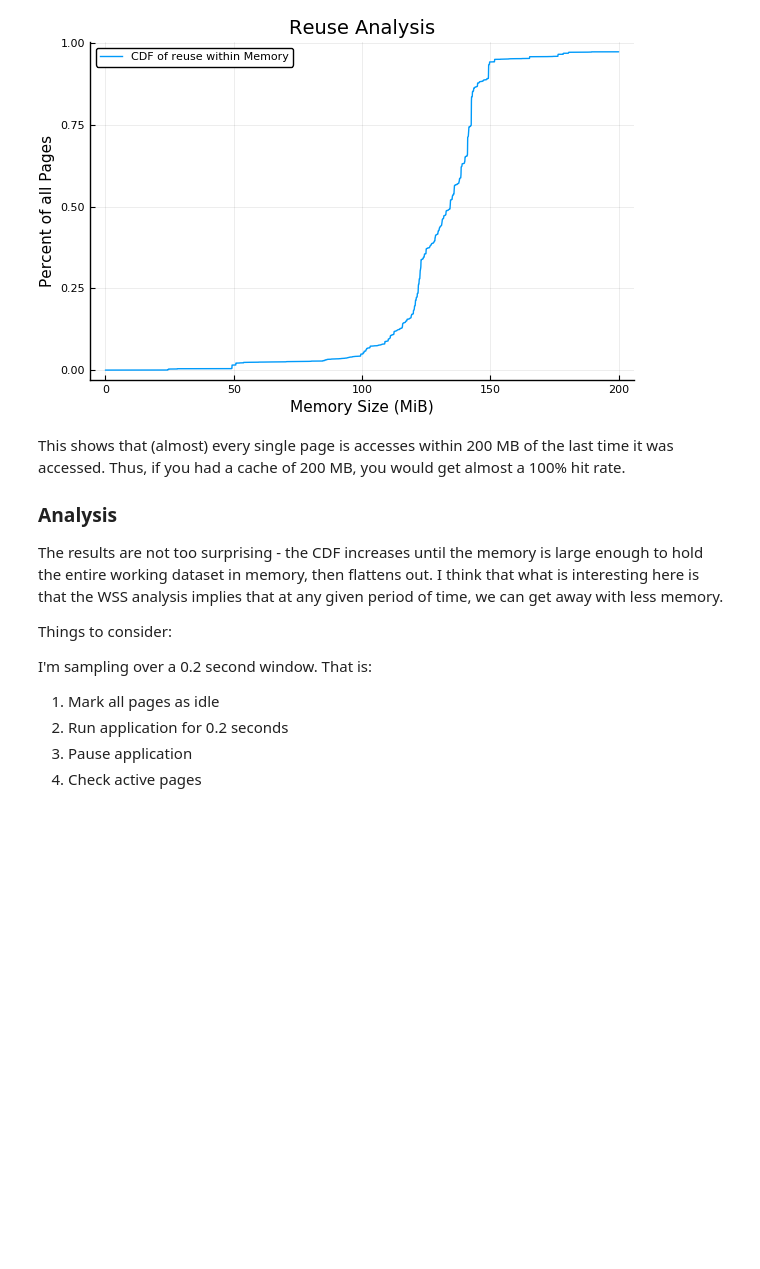
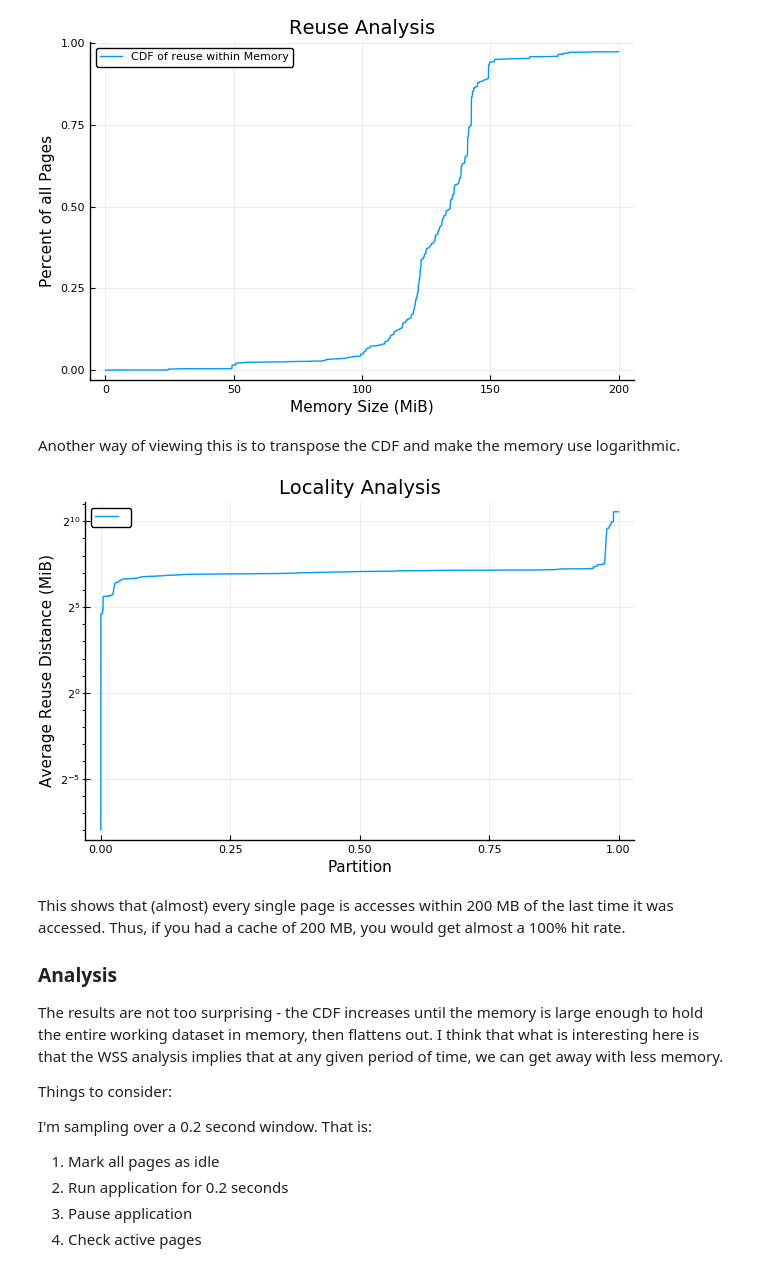
Before and after one commit to darchr/ml-tools, a Jupyter notebook: notebooks/basic_analysis/basic_analysis.ipynb, the cells around one changed output. Cells and saved outputs as stored; diff of their text form; code cells hidden in the pictures; blank space fills up the shorter version.

Commit message:
Clean up API and basic_analysis notebook
Also finally begin launching new tests again.

```diff
--- a/notebooks/basic_analysis/basic_analysis.ipynb
+++ b/notebooks/basic_analysis/basic_analysis.ipynb
@@ -19,9 +19,6 @@ A struct was used to collect some meaningful data during execution. Data collect
 
 In addition, the `distance` field of the struct is of type `Dict{Int,Int}` where the keys are depth in the stack and values are the number of times that depth was seen.
 # %%
-# stdlib imports
-using Serialization, Statistics
-
 # Add plots library
 using Plots
 pyplot() # Use PyPlot (aka matplotlib) backend
@@ -30,15 +27,8 @@ pyplot() # Use PyPlot (aka matplotlib) backend
 using Pkg
 Pkg.activate("../../Launcher")
 
-# Import the Launcher module, as well as the MemSnoop module
-using Launcher; using MemSnoop
+# Import the Launcher module
+using Launcher
 
 # Deserialize the tracker struct that was used to record various metrics from a run.
-tracker = open(deserialize, "cifar_cnn_basic.jls");
-
-# Setup some helpful functions
-
-# Size of a page frame in MiB
-size_mb(x) = 4 * x / 1024
-make_cdf(x::MemSnoop.StackTracker) = MemSnoop.cdf(MemSnoop.transform(x.distances))
-memory_vec(x) = size_mb.(1:length(x))
+tracker = Launcher.load("cifar_cnn_basic.jls");
@@ -125,6 +111,15 @@ xlabel!("Memory Size (MiB)")
 ylabel!("Percent of all Pages")
 # %% [output]
 [figure]
+# %% [markdown]
+Another way of viewing this is to transpose the CDF and make the memory use logarithmic.
+# %%
+plot(cdf, memory, yscale = :log2, lab=nothing)
+title!("Locality Analysis")
+xlabel!("Partition")
+ylabel!("Average Reuse Distance (MiB)")
+# %% [output]
+[figure, added]
 # %% [markdown]
 This shows that (almost) every single page is accesses within 200 MB of the last time it was accessed. Thus, if you had a cache of 200 MB, you would get almost a 100% hit rate.
 
```
Also changed, not shown: parts of 9 cells of this notebook, 9 other files.
